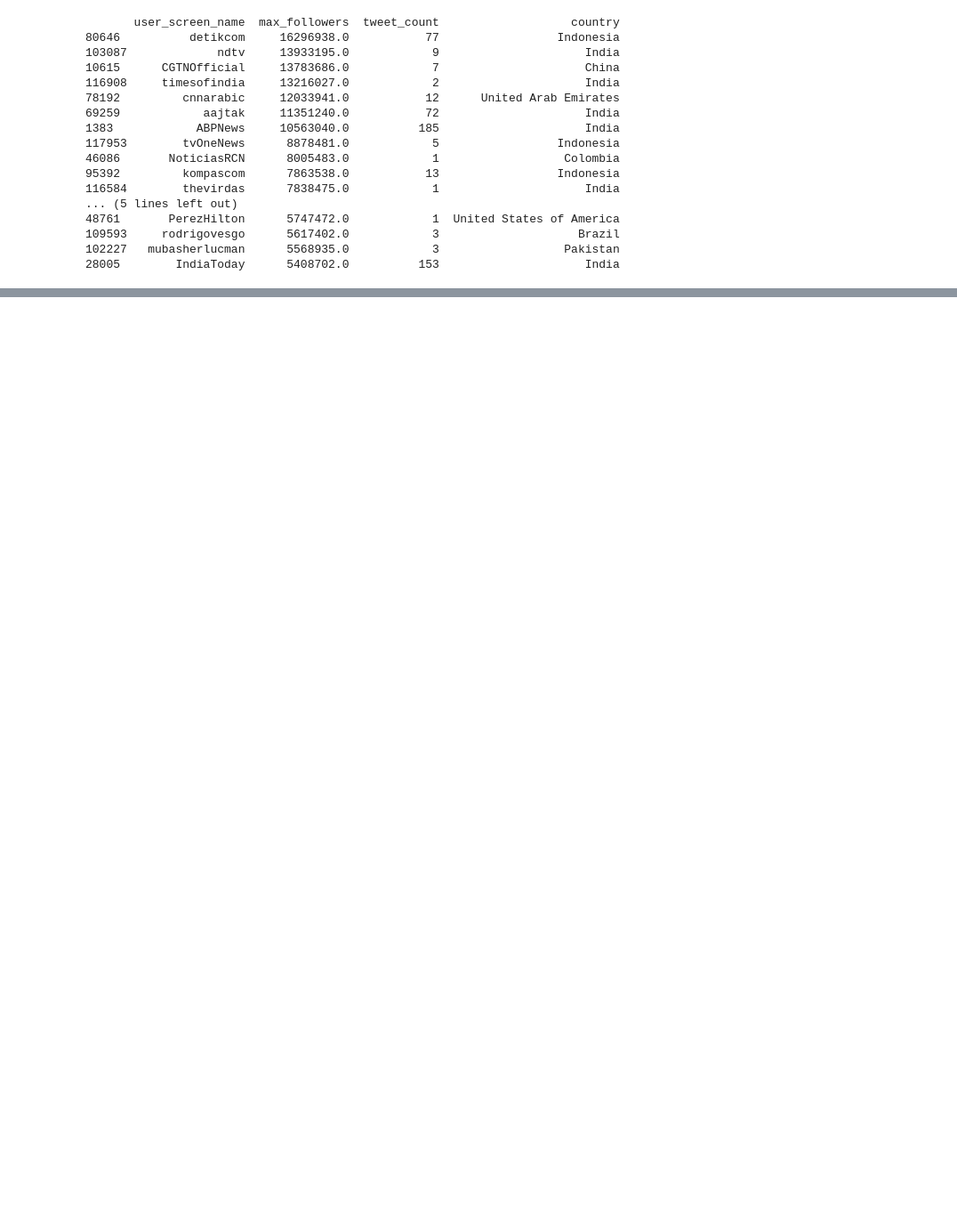
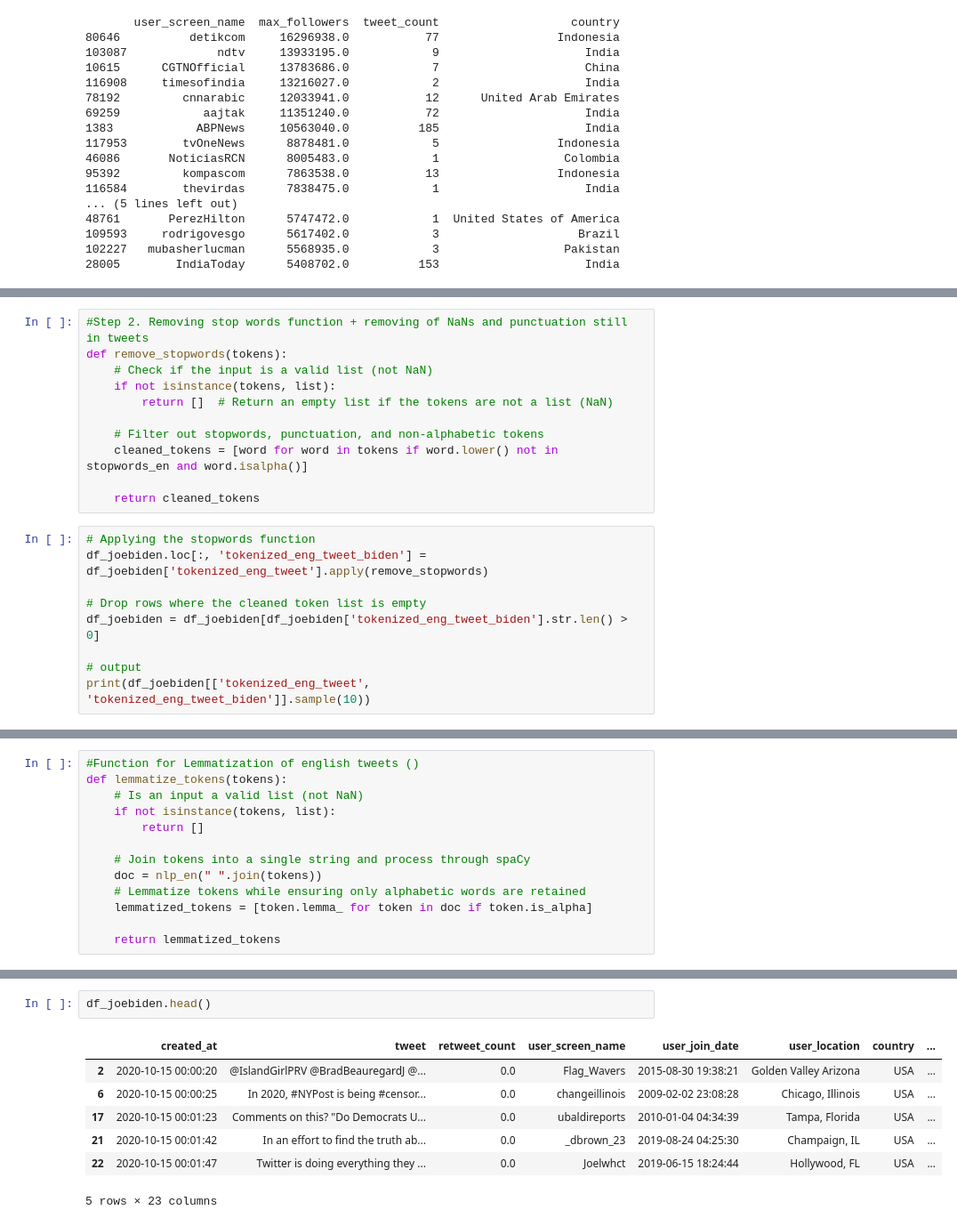
Before and after one commit to ElenaIurchenkoMatlas/twitterelection_dataanalysis, a Jupyter notebook: project_tweeterelection.ipynb, the cells around one changed output, grey strips where cells are left out. Shown at 89% size. Saved outputs shown, nothing was run; the diff lists cells and outputs as text; blank space fills up the shorter version.

```diff
--- a/project_tweeterelection.ipynb
+++ b/project_tweeterelection.ipynb
@@ -1666,0 +1249,20 @@ array(['Florida', 'Montana', 'California', 'Illinois', 'Kentucky', '',
+# %%
+#Step 2. Removing stop words function + removing of NaNs and punctuation still in tweets
+def remove_stopwords(tokens):
+    # Check if the input is a valid list (not NaN)
+    if not isinstance(tokens, list):
+        return []  # Return an empty list if the tokens are not a list (NaN)
+
+    # Filter out stopwords, punctuation, and non-alphabetic tokens
+    cleaned_tokens = [word for word in tokens if word.lower() not in stopwords_en and word.isalpha()]
+
+    return cleaned_tokens
+# %%
+# Applying the stopwords function
+df_joebiden.loc[:, 'tokenized_eng_tweet_biden'] = df_joebiden['tokenized_eng_tweet'].apply(remove_stopwords)
+
+# Drop rows where the cleaned token list is empty
+df_joebiden = df_joebiden[df_joebiden['tokenized_eng_tweet_biden'].str.len() > 0]
+
+# output
+print(df_joebiden[['tokenized_eng_tweet', 'tokenized_eng_tweet_biden']].sample(10))
@@ -1666,0 +1314,13 @@ array(['Florida', 'Montana', 'California', 'Illinois', 'Kentucky', '',
+# %%
+#Function for Lemmatization of english tweets ()
+def lemmatize_tokens(tokens):
+    # Is an input a valid list (not NaN)
+    if not isinstance(tokens, list):
+        return []
+
+    # Join tokens into a single string and process through spaCy
+    doc = nlp_en(" ".join(tokens))
+    # Lemmatize tokens while ensuring only alphabetic words are retained
+    lemmatized_tokens = [token.lemma_ for token in doc if token.is_alpha]
+
+    return lemmatized_tokens
@@ -1666,0 +1384,10 @@ array(['Florida', 'Montana', 'California', 'Illinois', 'Kentucky', '',
+# %%
+df_joebiden.head()
+# %% [output]
+|  | created_at | tweet | retweet_count | user_screen_name | user_join_date | user_location | country | ... |
+| 2 | 2020-10-15 00:00:20 | @IslandGirlPRV @BradBeauregardJ @... | 0.0 | Flag_Wavers | 2015-08-30 19:38:21 | Golden Valley Arizona | USA | ... |
+| 6 | 2020-10-15 00:00:25 | In 2020, #NYPost is being #censor... | 0.0 | changeillinois | 2009-02-02 23:08:28 | Chicago, Illinois | USA | ... |
+| 17 | 2020-10-15 00:01:23 | Comments on this? "Do Democrats U... | 0.0 | ubaldireports | 2010-01-04 04:34:39 | Tampa, Florida | USA | ... |
+| 21 | 2020-10-15 00:01:42 | In an effort to find the truth ab... | 0.0 | _dbrown_23 | 2019-08-24 04:25:30 | Champaign, IL | USA | ... |
+| 22 | 2020-10-15 00:01:47 | Twitter is doing everything they ... | 0.0 | Joelwhct | 2019-06-15 18:24:44 | Hollywood, FL | USA | ... |
+5 rows × 23 columns
```
Also changed, not shown: parts of 121 cells of this notebook.
